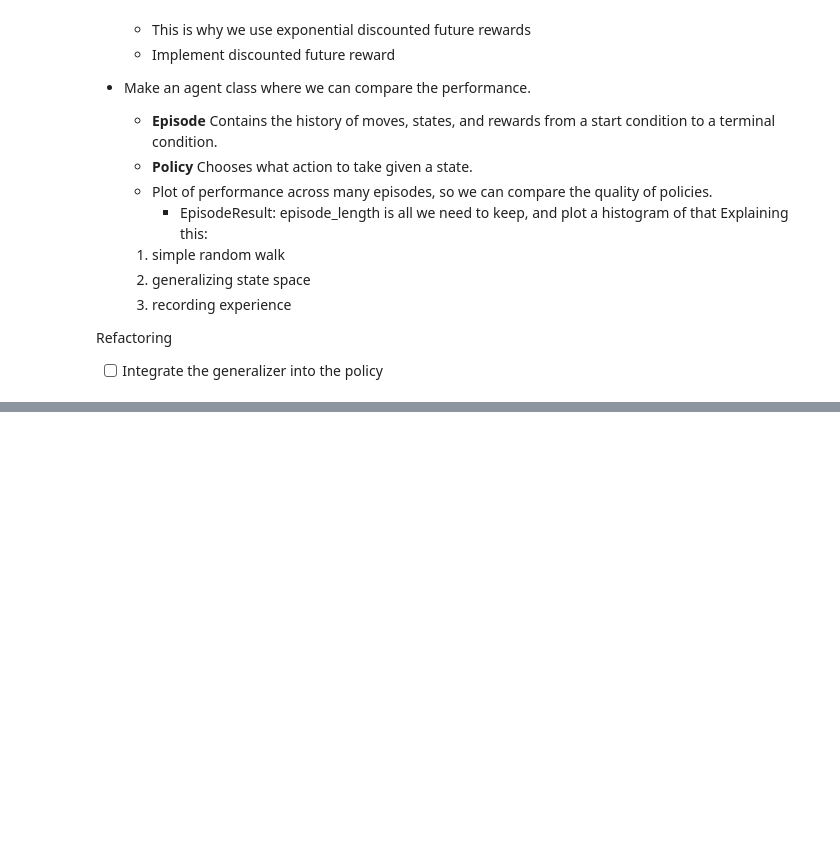
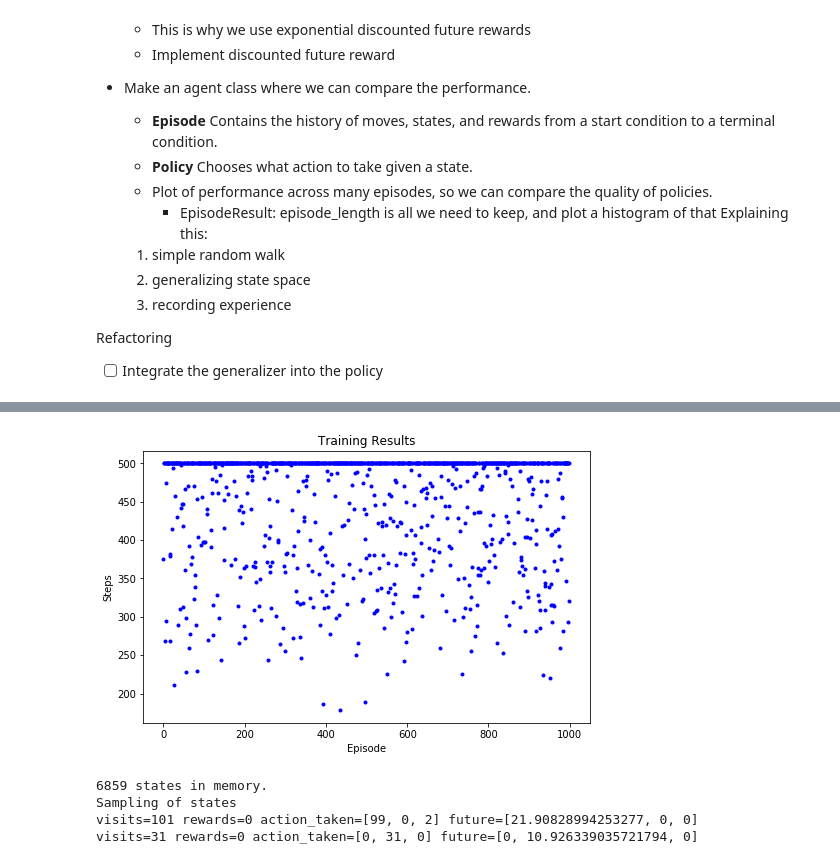
Before and after one commit to unoti/ai-gym-experiments, a Jupyter notebook: 3-Discretizing.ipynb, the cells around one changed output, grey strips where cells are left out. Drawn from its saved outputs; the diff is of its cells as text; code cells hidden in the pictures; blank space fills up the shorter version.

```diff
--- a/3-Discretizing.ipynb
+++ b/3-Discretizing.ipynb
@@ -701,0 +724,21 @@ plt.show()
+# %%
+def plot_training(episode_lengths):
+    fig, ax = plt.subplots(figsize=(8,5))
+    ax.plot(range(len(episode_lengths)), episode_lengths, 'b.')
+    ax.set(xlabel='Episode', ylabel='Steps', title='Training Results')
+    plt.show()
+
+def train_and_plot(agent, episode_count):
+    episode_lengths = agent.train(episode_count)
+    plot_training(episode_lengths)
+# %%
+train_and_plot(learning_agent, 1000)
+# %% [output]
+[figure, added]
+# %%
+show_stat(learning_agent)
+# %% [output]
+6859 states in memory.
+Sampling of states
+visits=101 rewards=0 action_taken=[99, 0, 2] future=[21.90828994253277, 0, 0]
+visits=31 rewards=0 action_taken=[0, 31, 0] future=[0, 10.926339035721794, 0]
```
Also changed, not shown: parts of 28 cells of this notebook.
